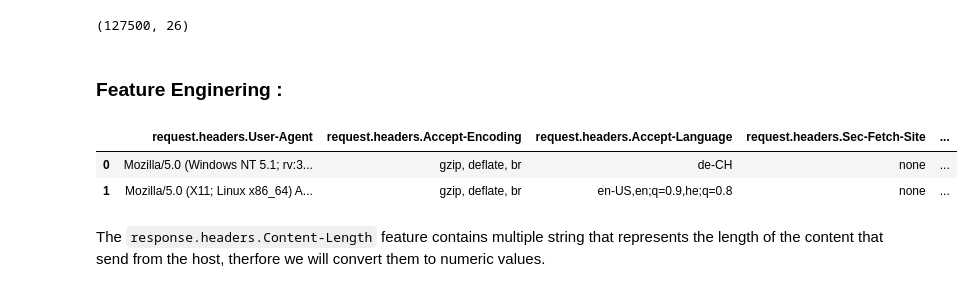
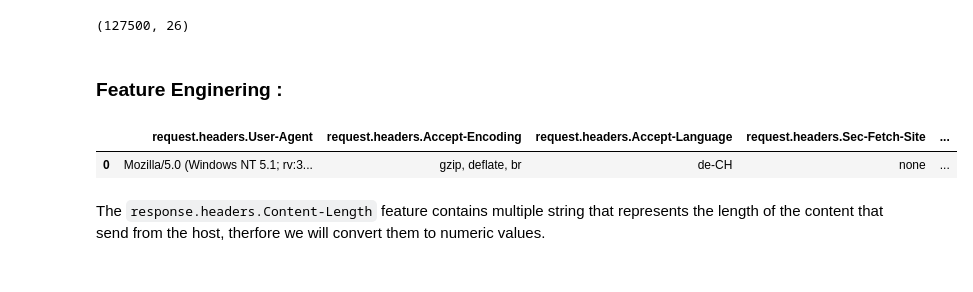
Before and after one commit to d0lev/API-Security-Detection, a Jupyter notebook: challenge_2.ipynb, the cells around one changed output. Saved outputs shown, nothing was run; the diff lists cells and outputs as text; code cells hidden in the pictures.

```diff
--- a/challenge_2.ipynb
+++ b/challenge_2.ipynb
@@ -115,11 +115,10 @@ def non_unique_features(dataframe):
   return same_value_features
 # %%
 dataset = df.drop(non_unique_features(df), axis = 1)
-dataset.head(2)
+dataset.head(1)
 # %% [output]
 |  | request.headers.User-Agent | request.headers.Accept-Encoding | request.headers.Accept-Language | request.headers.Sec-Fetch-Site | ... |
 | 0 | Mozilla/5.0 (Windows NT 5.1; rv:3... | gzip, deflate, br | de-CH | none | ... |
-| 1 | Mozilla/5.0 (X11; Linux x86_64) A... | gzip, deflate, br | en-US,en;q=0.9,he;q=0.8 | none | ... |
 # %%
 from sklearn.feature_extraction.text import TfidfVectorizer
 def tf_idf_user_agent(dataframe):
```
Also changed, not shown: parts of 1 cell of this notebook.
